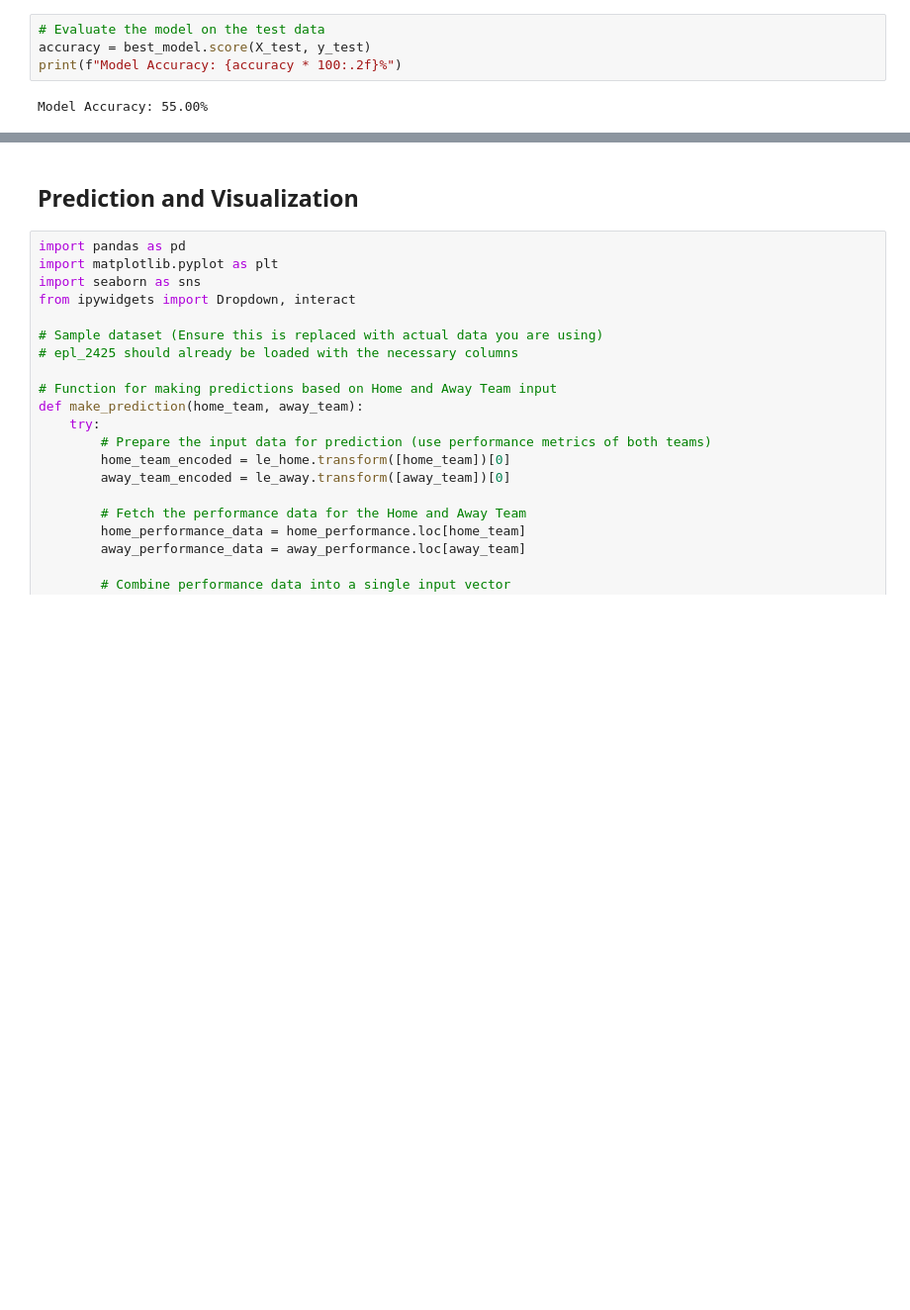
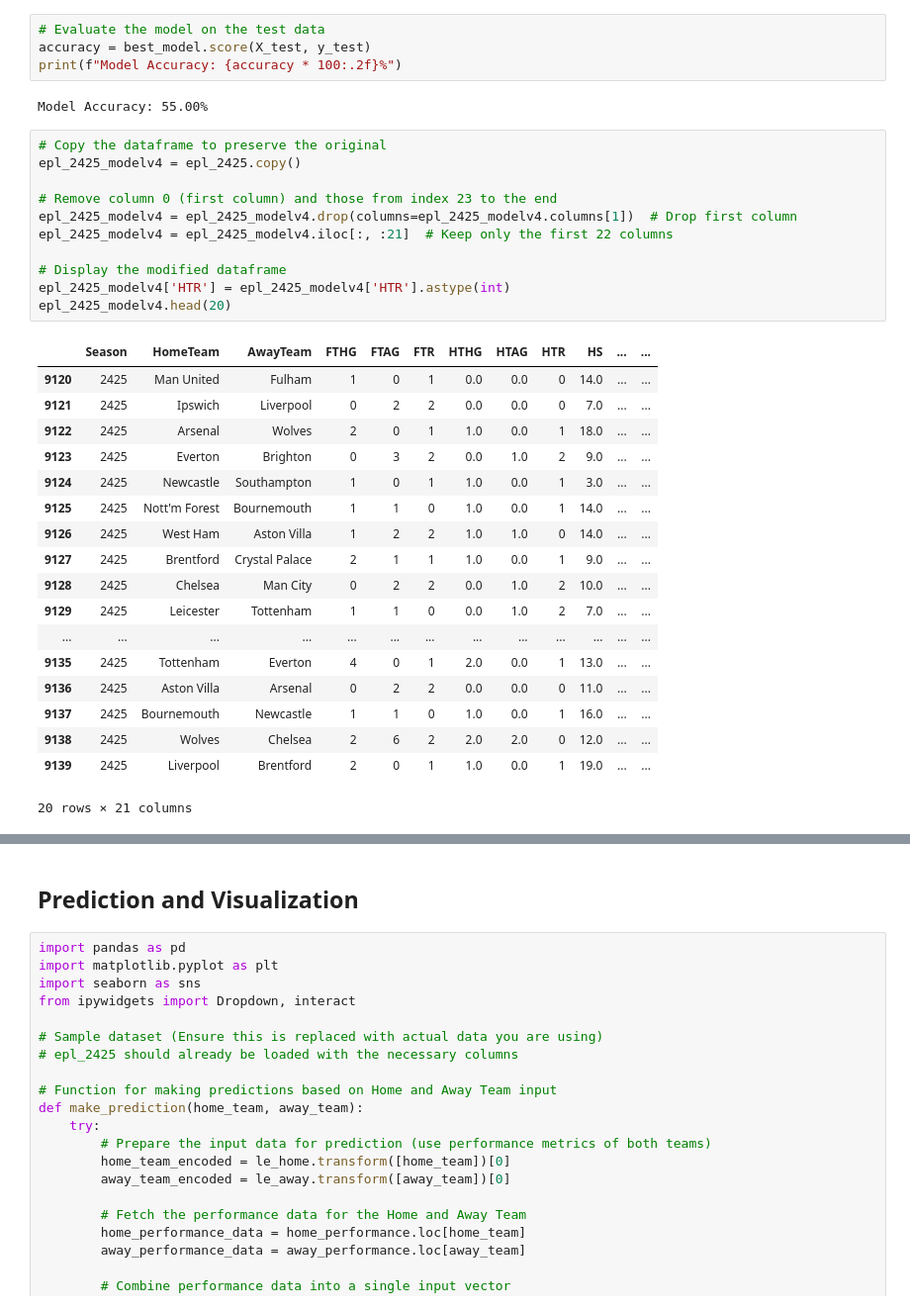
Before and after one commit to amwangwa/TeamPerformance, a Jupyter notebook: sample.ipynb, the cells around one changed output, grey strips where cells are left out. Shown at 99% size. Cells and saved outputs as stored; diff of their text form; blank space fills up the shorter version.

```diff
--- a/sample.ipynb
+++ b/sample.ipynb
@@ -1297,3 +1297,33 @@ accuracy = best_model.score(X_test, y_test)
 print(f"Model Accuracy: {accuracy * 100:.2f}%")
 # %% [output]
 Model Accuracy: 55.00%
+# %%
+# Copy the dataframe to preserve the original
+epl_2425_modelv4 = epl_2425.copy()
+
+# Remove column 0 (first column) and those from index 23 to the end
+epl_2425_modelv4 = epl_2425_modelv4.drop(columns=epl_2425_modelv4.columns[1])  # Drop first column
+epl_2425_modelv4 = epl_2425_modelv4.iloc[:, :21]  # Keep only the first 22 columns
+
+# Display the modified dataframe
+epl_2425_modelv4['HTR'] = epl_2425_modelv4['HTR'].astype(int)
+epl_2425_modelv4.head(20)
+# %% [output]
+|  | Season | HomeTeam | AwayTeam | FTHG | FTAG | FTR | HTHG | HTAG | HTR | HS | ... | ... |
+| 9120 | 2425 | Man United | Fulham | 1 | 0 | 1 | 0.0 | 0.0 | 0 | 14.0 | ... | ... |
+| 9121 | 2425 | Ipswich | Liverpool | 0 | 2 | 2 | 0.0 | 0.0 | 0 | 7.0 | ... | ... |
+| 9122 | 2425 | Arsenal | Wolves | 2 | 0 | 1 | 1.0 | 0.0 | 1 | 18.0 | ... | ... |
+| 9123 | 2425 | Everton | Brighton | 0 | 3 | 2 | 0.0 | 1.0 | 2 | 9.0 | ... | ... |
+| 9124 | 2425 | Newcastle | Southampton | 1 | 0 | 1 | 1.0 | 0.0 | 1 | 3.0 | ... | ... |
+| 9125 | 2425 | Nott'm Forest | Bournemouth | 1 | 1 | 0 | 1.0 | 0.0 | 1 | 14.0 | ... | ... |
+| 9126 | 2425 | West Ham | Aston Villa | 1 | 2 | 2 | 1.0 | 1.0 | 0 | 14.0 | ... | ... |
+| 9127 | 2425 | Brentford | Crystal Palace | 2 | 1 | 1 | 1.0 | 0.0 | 1 | 9.0 | ... | ... |
+| 9128 | 2425 | Chelsea | Man City | 0 | 2 | 2 | 0.0 | 1.0 | 2 | 10.0 | ... | ... |
+| 9129 | 2425 | Leicester | Tottenham | 1 | 1 | 0 | 0.0 | 1.0 | 2 | 7.0 | ... | ... |
+| ... | ... | ... | ... | ... | ... | ... | ... | ... | ... | ... | ... | ... |
+| 9135 | 2425 | Tottenham | Everton | 4 | 0 | 1 | 2.0 | 0.0 | 1 | 13.0 | ... | ... |
+| 9136 | 2425 | Aston Villa | Arsenal | 0 | 2 | 2 | 0.0 | 0.0 | 0 | 11.0 | ... | ... |
+| 9137 | 2425 | Bournemouth | Newcastle | 1 | 1 | 0 | 1.0 | 0.0 | 1 | 16.0 | ... | ... |
+| 9138 | 2425 | Wolves | Chelsea | 2 | 6 | 2 | 2.0 | 2.0 | 0 | 12.0 | ... | ... |
+| 9139 | 2425 | Liverpool | Brentford | 2 | 0 | 1 | 1.0 | 0.0 | 1 | 19.0 | ... | ... |
+20 rows × 21 columns
```
Also changed, not shown: parts of 7 cells of this notebook, 6 other files.
